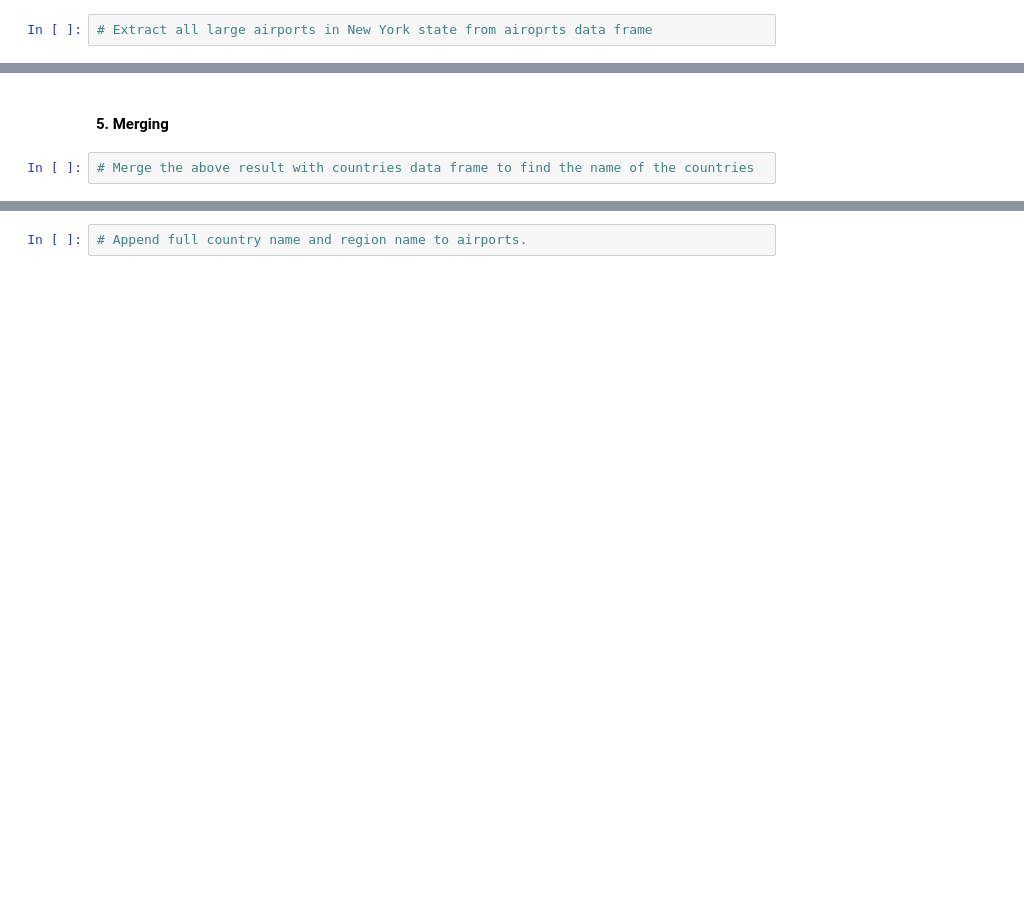
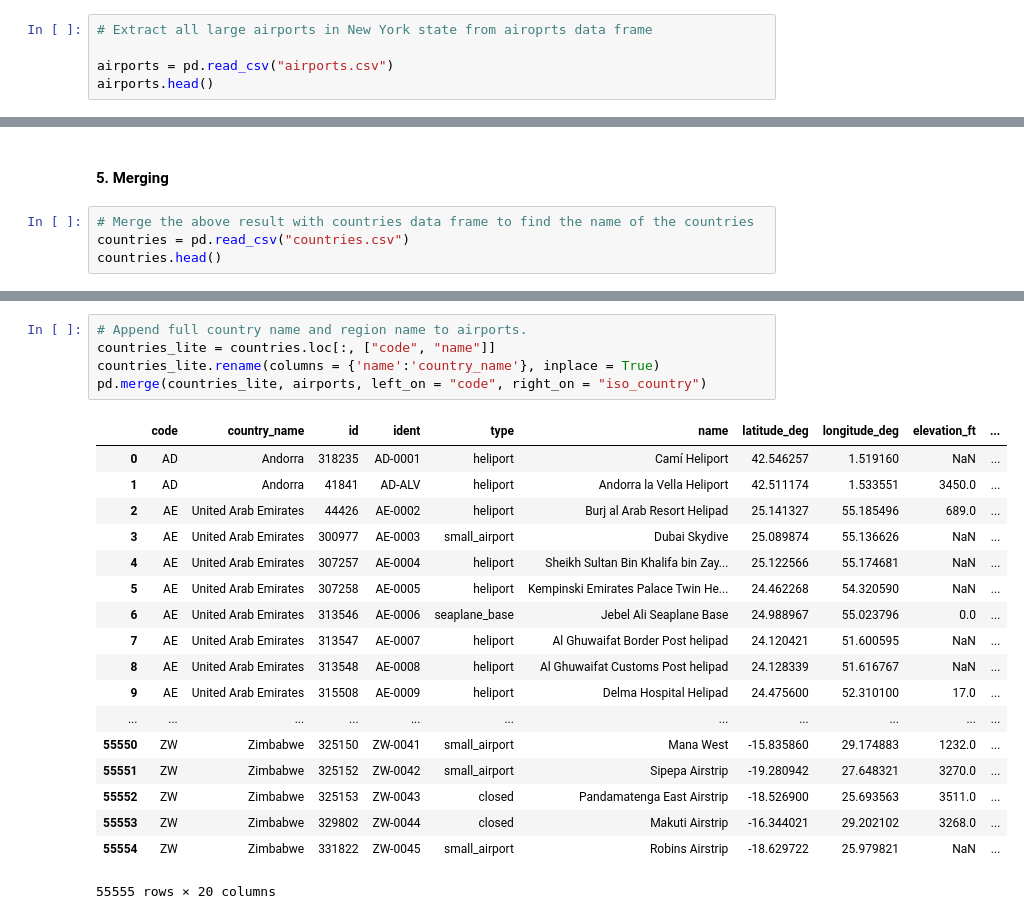
Before and after one commit to esm2000/ds_coursework_python, a Jupyter notebook: cmp_464/week12.ipynb, the cells around one changed output, grey strips where cells are left out. Cells and saved outputs as stored; diff of their text form; blank space fills up the shorter version.

```diff
--- a/cmp_464/week12.ipynb
+++ b/cmp_464/week12.ipynb
@@ -440,2 +456,5 @@ Download `airports.csv`, `airport-frequencies.csv`, `countries.csv`, `regions.cs
 # %%
 # Extract all large airports in New York state from airoprts data frame
+
+airports = pd.read_csv("airports.csv")
+airports.head()
@@ -464,3 +643,5 @@ Download `airports.csv`, `airport-frequencies.csv`, `countries.csv`, `regions.cs
 #### 5. Merging
 # %%
 # Merge the above result with countries data frame to find the name of the countries
+countries = pd.read_csv("countries.csv")
+countries.head()
@@ -467,2 +695,24 @@ Download `airports.csv`, `airport-frequencies.csv`, `countries.csv`, `regions.cs
 # %%
 # Append full country name and region name to airports.
+countries_lite = countries.loc[:, ["code", "name"]]
+countries_lite.rename(columns = {'name':'country_name'}, inplace = True)
+pd.merge(countries_lite, airports, left_on = "code", right_on = "iso_country")
+# %% [output]
+|  | code | country_name | id | ident | type | name | latitude_deg | longitude_deg | elevation_ft | ... |
+| 0 | AD | Andorra | 318235 | AD-0001 | heliport | Camí Heliport | 42.546257 | 1.519160 | NaN | ... |
+| 1 | AD | Andorra | 41841 | AD-ALV | heliport | Andorra la Vella Heliport | 42.511174 | 1.533551 | 3450.0 | ... |
+| 2 | AE | United Arab Emirates | 44426 | AE-0002 | heliport | Burj al Arab Resort Helipad | 25.141327 | 55.185496 | 689.0 | ... |
+| 3 | AE | United Arab Emirates | 300977 | AE-0003 | small_airport | Dubai Skydive | 25.089874 | 55.136626 | NaN | ... |
+| 4 | AE | United Arab Emirates | 307257 | AE-0004 | heliport | Sheikh Sultan Bin Khalifa bin Zay... | 25.122566 | 55.174681 | NaN | ... |
+| 5 | AE | United Arab Emirates | 307258 | AE-0005 | heliport | Kempinski Emirates Palace Twin He... | 24.462268 | 54.320590 | NaN | ... |
+| 6 | AE | United Arab Emirates | 313546 | AE-0006 | seaplane_base | Jebel Ali Seaplane Base | 24.988967 | 55.023796 | 0.0 | ... |
+| 7 | AE | United Arab Emirates | 313547 | AE-0007 | heliport | Al Ghuwaifat Border Post helipad | 24.120421 | 51.600595 | NaN | ... |
+| 8 | AE | United Arab Emirates | 313548 | AE-0008 | heliport | Al Ghuwaifat Customs Post helipad | 24.128339 | 51.616767 | NaN | ... |
+| 9 | AE | United Arab Emirates | 315508 | AE-0009 | heliport | Delma Hospital Helipad | 24.475600 | 52.310100 | 17.0 | ... |
+| ... | ... | ... | ... | ... | ... | ... | ... | ... | ... | ... |
+| 55550 | ZW | Zimbabwe | 325150 | ZW-0041 | small_airport | Mana West | -15.835860 | 29.174883 | 1232.0 | ... |
+| 55551 | ZW | Zimbabwe | 325152 | ZW-0042 | small_airport | Sipepa Airstrip | -19.280942 | 27.648321 | 3270.0 | ... |
+| 55552 | ZW | Zimbabwe | 325153 | ZW-0043 | closed | Pandamatenga East Airstrip | -18.526900 | 25.693563 | 3511.0 | ... |
+| 55553 | ZW | Zimbabwe | 329802 | ZW-0044 | closed | Makuti Airstrip | -16.344021 | 29.202102 | 3268.0 | ... |
+| 55554 | ZW | Zimbabwe | 331822 | ZW-0045 | small_airport | Robins Airstrip | -18.629722 | 25.979821 | NaN | ... |
+55555 rows × 20 columns
```
Also changed, not shown: parts of 19 cells of this notebook.
